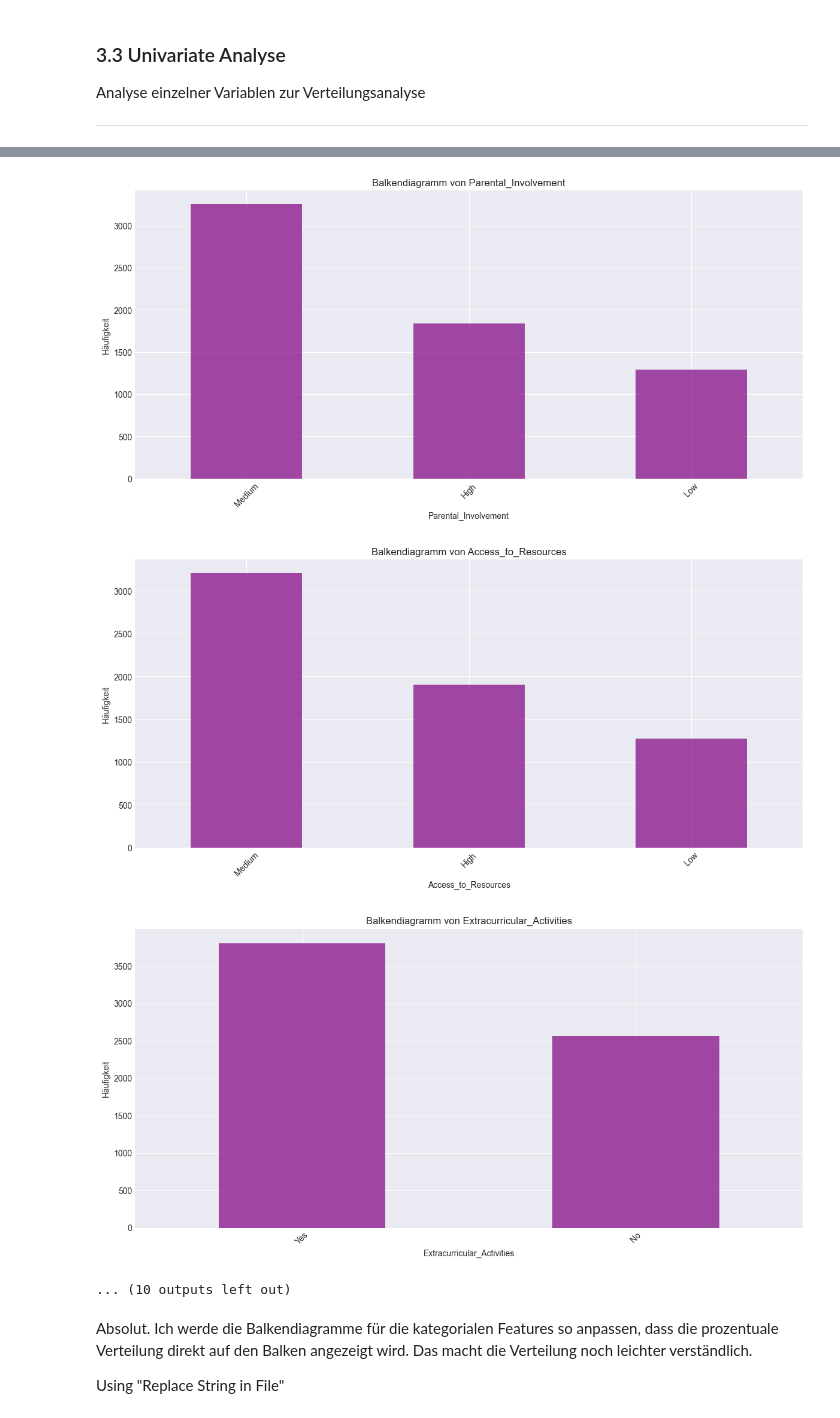
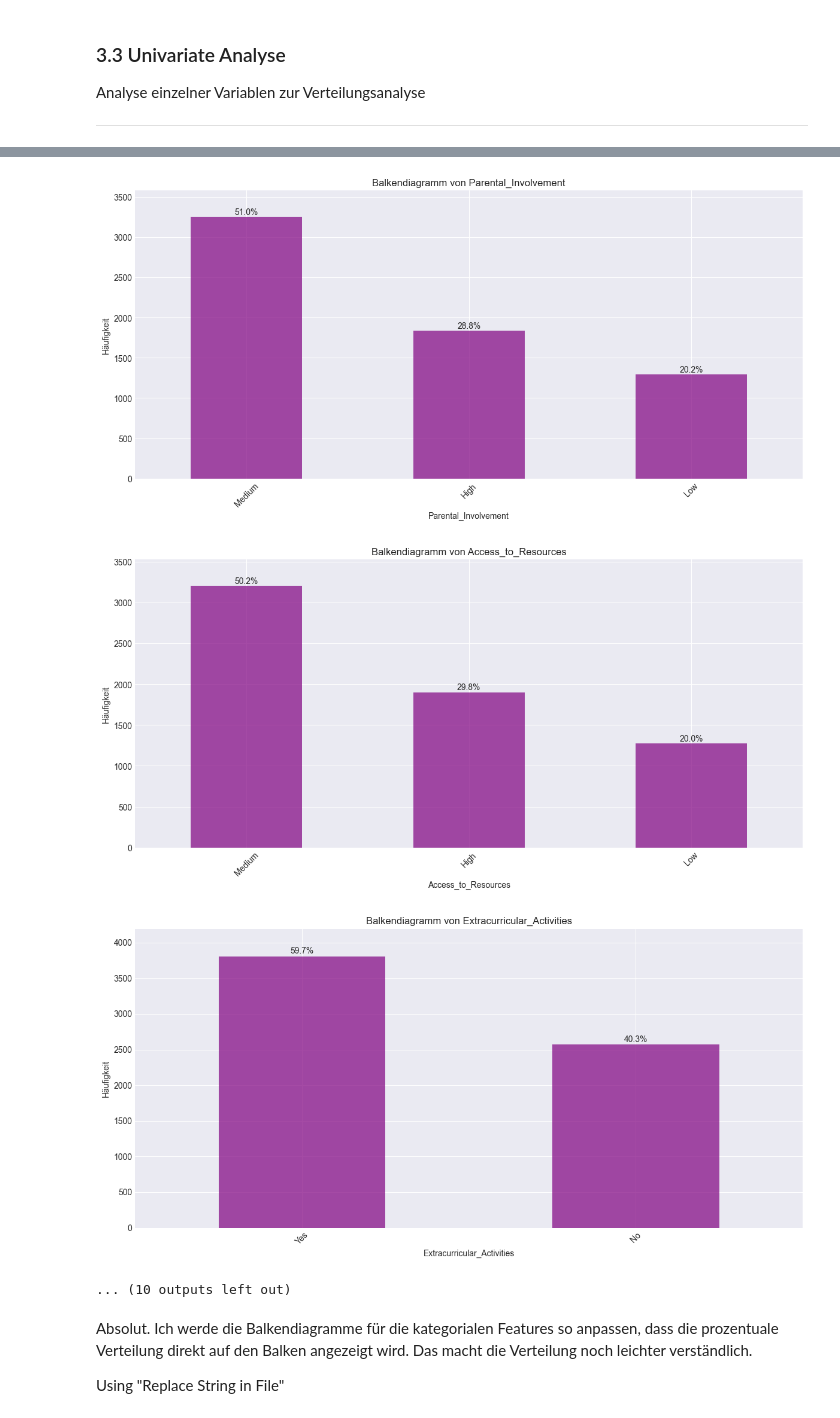
Before and after one commit to Simon5gitty/HubiLucki----ML, a Jupyter notebook: ML_Projekt_StudentPerformance.ipynb, the cells around one changed output, grey strips where cells are left out. Drawn from its saved outputs; the diff is of its cells as text; code cells hidden in the pictures.

```diff
--- a/ML_Projekt_StudentPerformance.ipynb
+++ b/ML_Projekt_StudentPerformance.ipynb
@@ -169,9 +169,3 @@ Distance_from_Home: 3 unique values
 ['Near' 'Moderate' 'Near' ... 'Near' 'Far' 'Near']
 Gender: 2 unique values
 ['Male' 'Female' 'Male' ... 'Female' 'Female' 'Male']
-# %%
-# Verteilung der kategorischen Features in Prozent
-for col in categorical_cols:
-    print(f"--- Verteilung von {col} ---")
-    print(df[col].value_counts(normalize=True).mul(100).round(1).astype(str) + '%')
-    print("\n")
@@ -248,37 +224,49 @@ plt.subplot(1, 2, 1)
 plt.hist(df['Previous_Scores'], bins=10, color='green', alpha=0.7)
 plt.title('Histogramm von Previous_Scores')
 plt.xlabel('Previous_Scores')
 
 plt.subplot(1, 2, 2)
 plt.boxplot(df['Previous_Scores'], vert=False)
 plt.title('Box-Plot von Previous_Scores')
 plt.xlabel('Previous_Scores')
 
 
 # Verteilung kategorischer Features visualisieren (Bar Charts)
 categorical_cols = df.select_dtypes(include=['object', 'category']).columns
 for col in categorical_cols:
     plt.figure(figsize=(12, 6))
-    df[col].value_counts().plot(kind='bar', color='purple', alpha=0.7)
+
+    # Daten für den Plot vorbereiten
+    counts = df[col].value_counts()
+    percentages = (counts / counts.sum()) * 100
+
+    # Balkendiagramm erstellen
+    ax = counts.plot(kind='bar', color='purple', alpha=0.7)
+
+    # Prozentzahlen über den Balken hinzufügen
+    for i, value in enumerate(counts):
+        ax.text(i, value + (counts.max() * 0.01), f'{percentages[i]:.1f}%', ha='center')
+
     plt.title(f'Balkendiagramm von {col}')
     plt.xlabel(col)
     plt.ylabel('Häufigkeit')
     plt.xticks(rotation=45)
+    plt.ylim(0, counts.max() * 1.1) # Y-Achse anpassen, damit der Text Platz hat
     plt.tight_layout()
     plt.show()
 # %% [output]
 [figure]
 [figure]
 [figure]
 [figure]
 [figure]
 [figure]
 [figure]
 [figure]
 [figure]
-[figure, old version]
+[figure, new version]
-[figure, old version]
+[figure, new version]
-[figure, old version]
+[figure, new version]
 ... (10 outputs left out)
 # %% [markdown]
 Absolut. Ich werde die Balkendiagramme für die kategorialen Features so anpassen, dass die prozentuale Verteilung direkt auf den Balken angezeigt wird. Das macht die Verteilung noch leichter verständlich.
```
Also changed, not shown: parts of 3 cells of this notebook.
